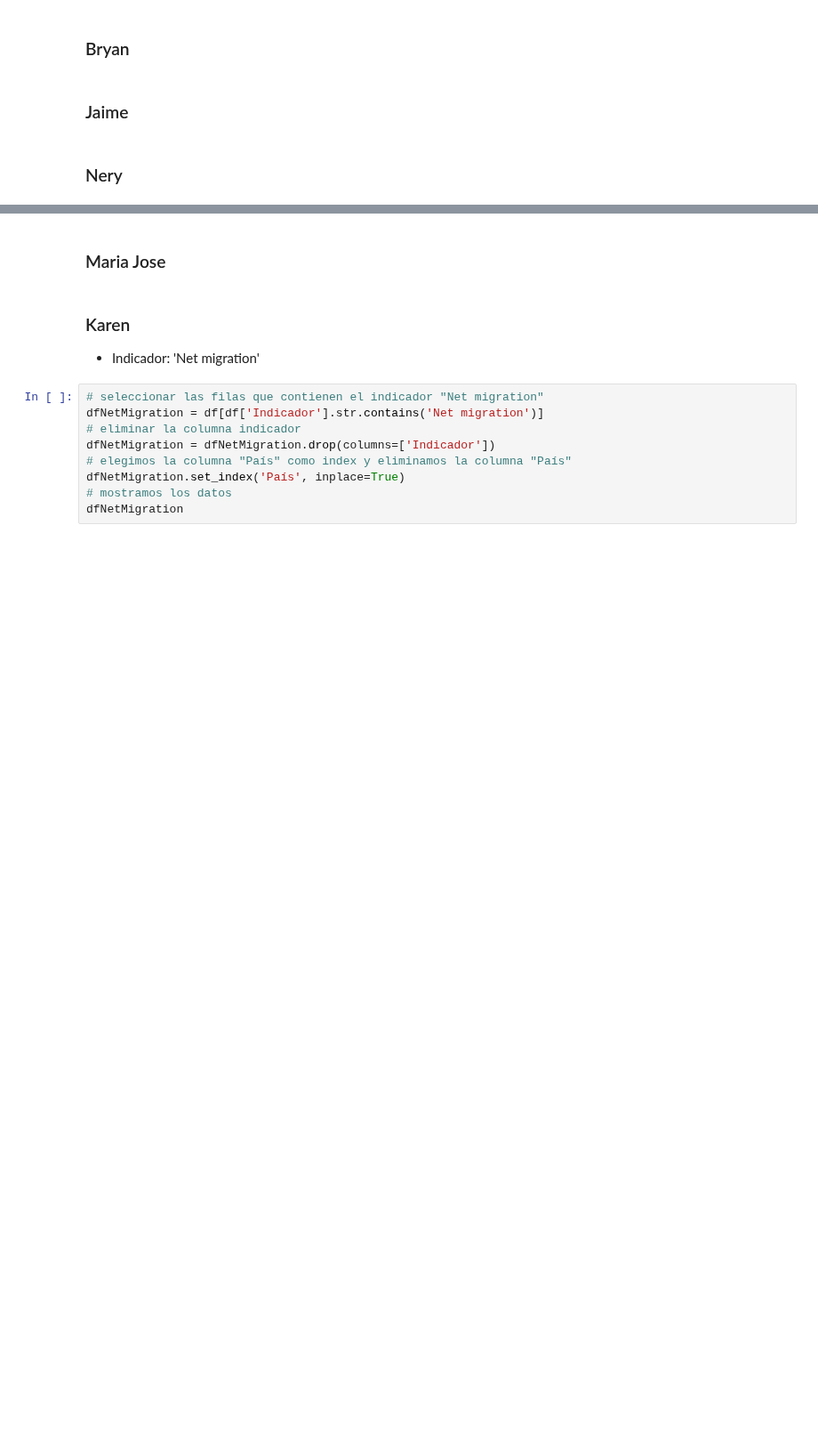
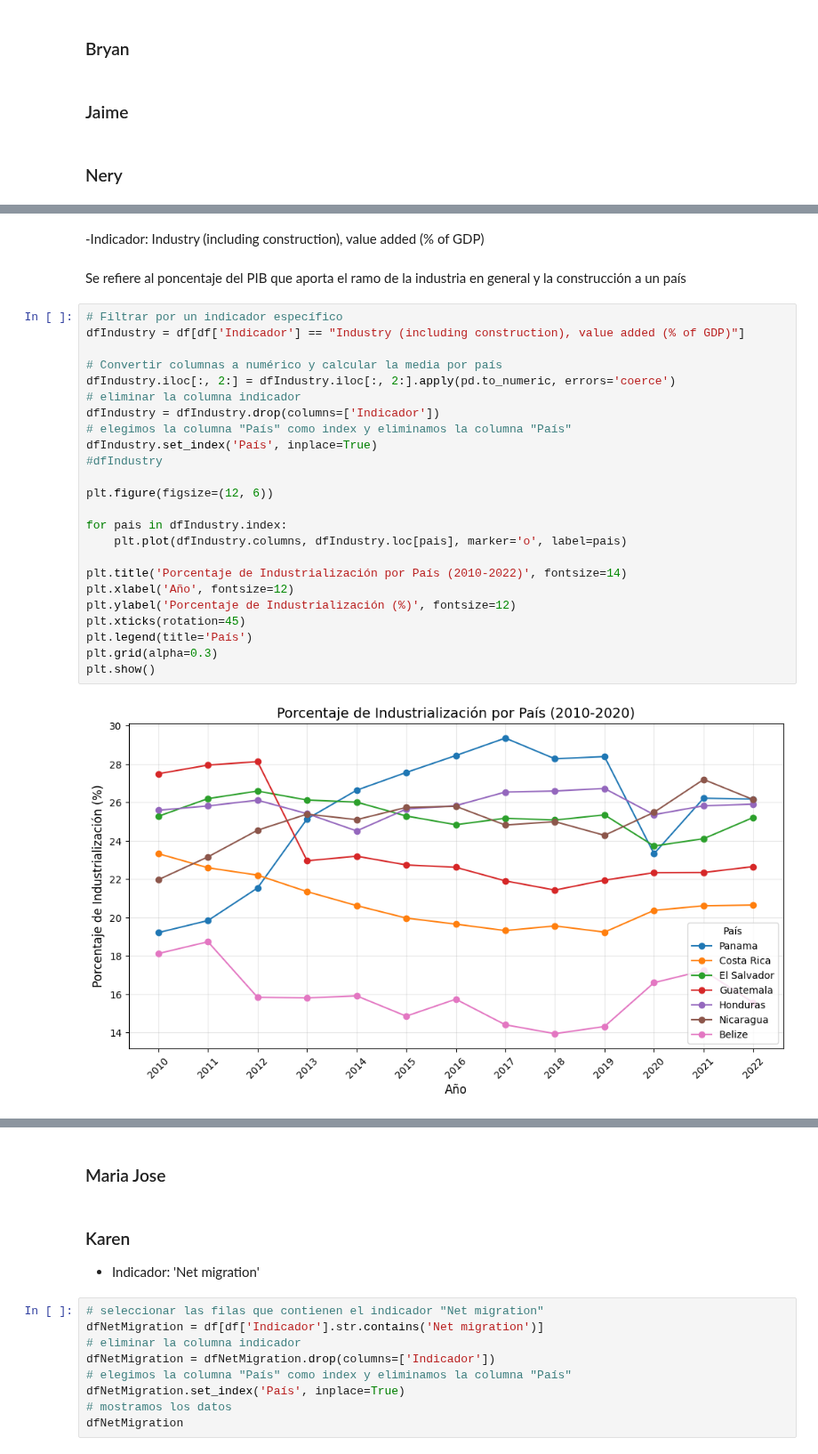
Before and after one commit to KarenSSanchezP/AnalisisLongevidad-AC, a Jupyter notebook: archivo.ipynb, the cells around one changed output, grey strips where cells are left out. Shown at 89% size. Saved outputs shown, nothing was run; the diff lists cells and outputs as text; blank space fills up the shorter version.

```diff
--- a/archivo.ipynb
+++ b/archivo.ipynb
@@ -81,0 +121,30 @@ cantidadIndicadores, df['Indicador'].unique() # imprime los indicadores
+# %% [markdown]
+-Indicador: Industry (including construction), value added (% of GDP)
+# %% [markdown]
+Se refiere al poncentaje del PIB que aporta el ramo de la industria en general y la construcción a un país
+# %%
+# Filtrar por un indicador específico
+dfIndustry = df[df['Indicador'] == "Industry (including construction), value added (% of GDP)"]
+
+# Convertir columnas a numérico y calcular la media por país
+dfIndustry.iloc[:, 2:] = dfIndustry.iloc[:, 2:].apply(pd.to_numeric, errors='coerce')
+# eliminar la columna indicador
+dfIndustry = dfIndustry.drop(columns=['Indicador'])
+# elegimos la columna "País" como index y eliminamos la columna "País"
+dfIndustry.set_index('País', inplace=True)
+#dfIndustry
+
+plt.figure(figsize=(12, 6))
+
+for pais in dfIndustry.index:
+    plt.plot(dfIndustry.columns, dfIndustry.loc[pais], marker='o', label=pais)
+
+plt.title('Porcentaje de Industrialización por País (2010-2022)', fontsize=14)
+plt.xlabel('Año', fontsize=12)
+plt.ylabel('Porcentaje de Industrialización (%)', fontsize=12)
+plt.xticks(rotation=45)
+plt.legend(title='País')
+plt.grid(alpha=0.3)
+plt.show()
+# %% [output]
+[figure, added]
```
Also changed, not shown: parts of 8 cells of this notebook.
